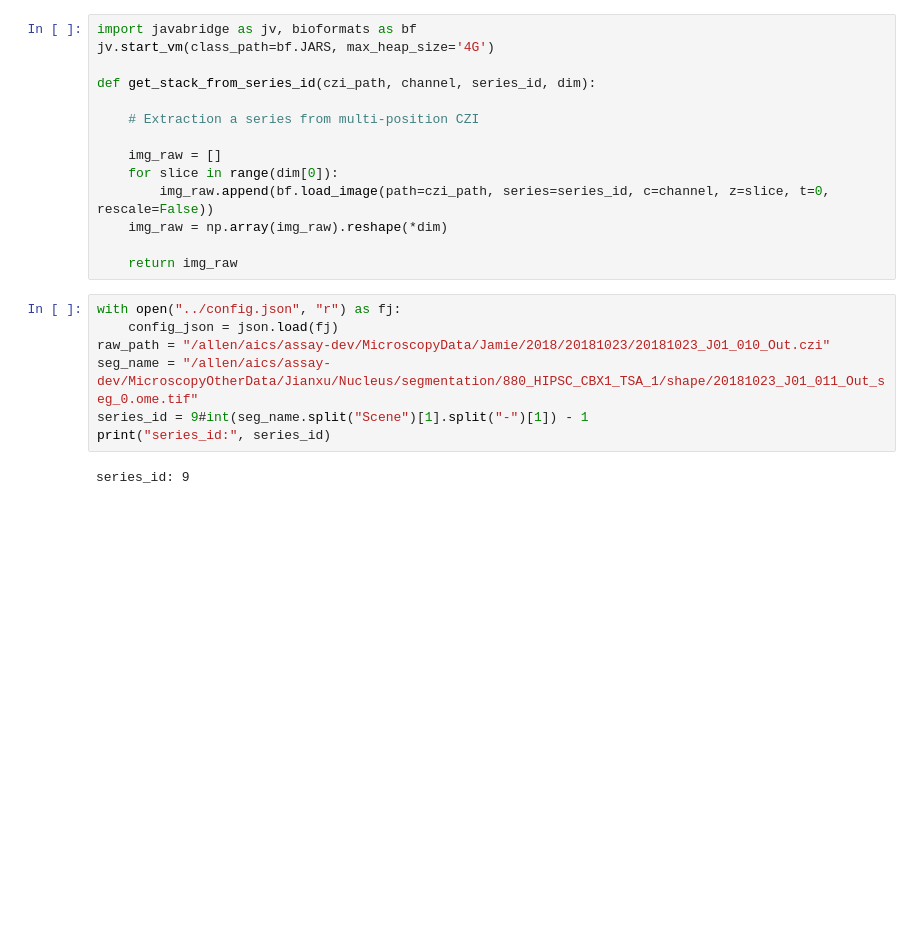
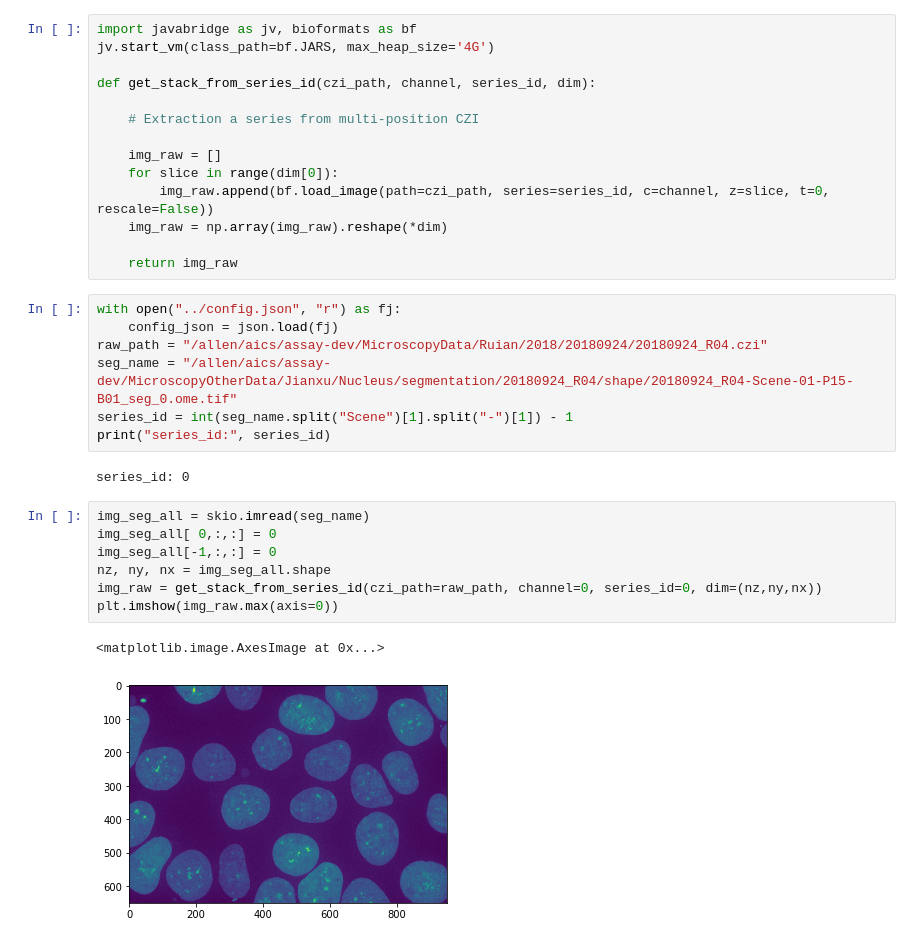
Before and after one commit to AllenInstitute/qcb-analysis, a Jupyter notebook: data-scripts/misc/inspect_nucleus.ipynb, the cells around one changed output. Cells and saved outputs as stored; diff of their text form; blank space fills up the shorter version.

```diff
--- a/data-scripts/misc/inspect_nucleus.ipynb
+++ b/data-scripts/misc/inspect_nucleus.ipynb
@@ -23,10 +23,20 @@ def get_stack_from_series_id(czi_path, channel, series_id, dim):
 # %%
 with open("../config.json", "r") as fj:
     config_json = json.load(fj)
-raw_path = "/allen/aics/assay-dev/MicroscopyData/Jamie/2018/20181023/20181023_J01_010_Out.czi"
-seg_name = "/allen/aics/assay-dev/MicroscopyOtherData/Jianxu/Nucleus/segmentation/880_HIPSC_CBX1_TSA_1/shape/20181023_J01_011_Out_seg_0.ome.tif"
-series_id = 9#int(seg_name.split("Scene")[1].split("-")[1]) - 1
+raw_path = "/allen/aics/assay-dev/MicroscopyData/Ruian/2018/20180924/20180924_R04.czi"
+seg_name = "/allen/aics/assay-dev/MicroscopyOtherData/Jianxu/Nucleus/segmentation/20180924_R04/shape/20180924_R04-Scene-01-P15-B01_seg_0.ome.tif"
+series_id = int(seg_name.split("Scene")[1].split("-")[1]) - 1
 print("series_id:", series_id)
 # %% [output]
-series_id: 9
+series_id: 0
+# %%
+img_seg_all = skio.imread(seg_name)
+img_seg_all[ 0,:,:] = 0
+img_seg_all[-1,:,:] = 0
+nz, ny, nx = img_seg_all.shape
+img_raw = get_stack_from_series_id(czi_path=raw_path, channel=0, series_id=0, dim=(nz,ny,nx))
+plt.imshow(img_raw.max(axis=0))
+# %% [output]
+<matplotlib.image.AxesImage at 0x...>
+[figure, added]
 # %%
```
Also changed, not shown: parts of 11 cells of this notebook, 5 other files.
